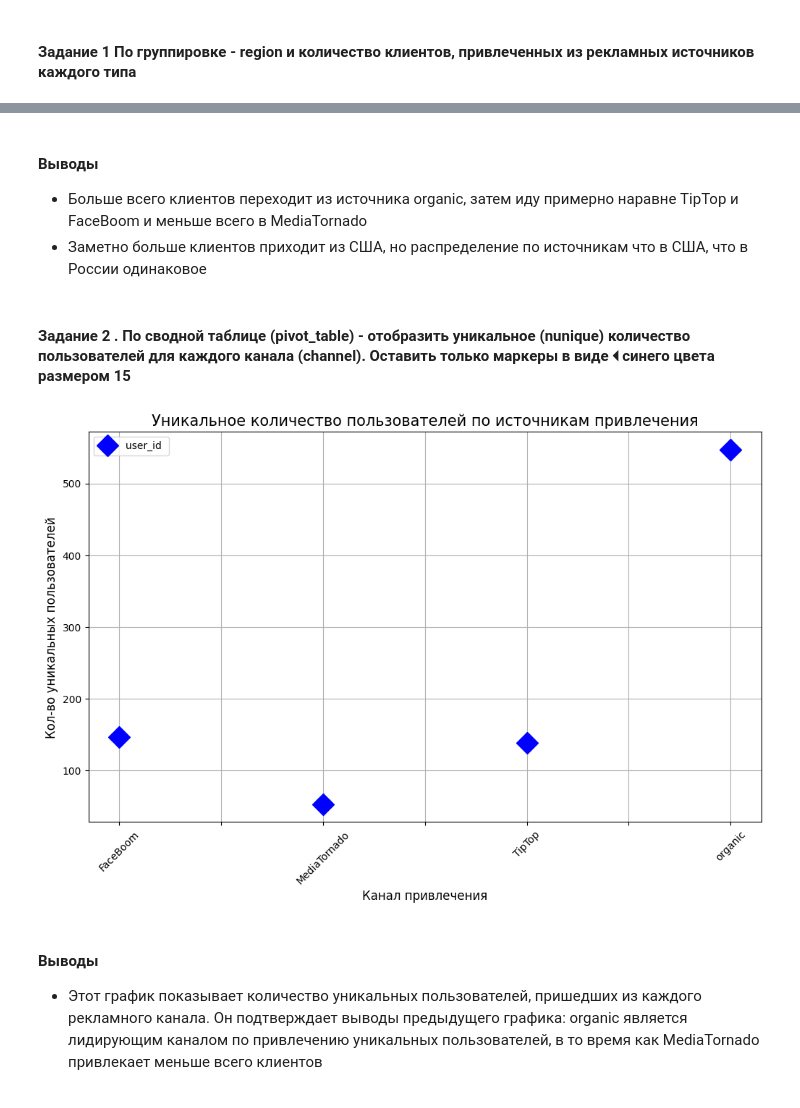
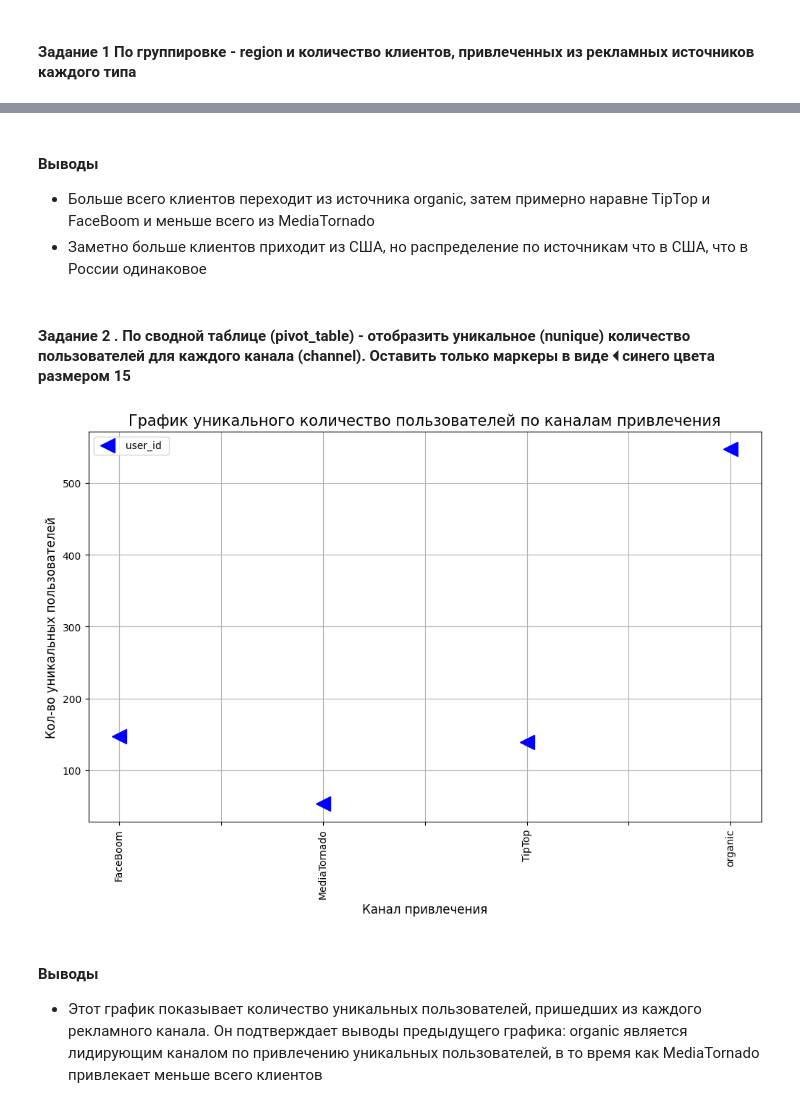
Before and after one commit to Birobizhan/introduction_data_analysis, a Jupyter notebook: lab2/ЛР2_Федоров_9.ipynb, the cells around one changed output, grey strips where cells are left out. Drawn from its saved outputs; the diff is of its cells as text; code cells hidden in the pictures.

```diff
--- a/lab2/ЛР2_Федоров_9.ipynb
+++ b/lab2/ЛР2_Федоров_9.ipynb
@@ -74,13 +81,9 @@ print('Дубликатов: ', df.duplicated().sum())
 # %%
-# Проверка на пропуски
-missing_data = df.isna().sum()
-print(missing_data[missing_data > 0])
-
 # Заполнение пропусков модой
 mode_region = df['region'].mode()[0]
 df['region'].fillna(mode_region, inplace=True)
 
 mode_device = df['device'].mode()[0]
-df['region'].fillna(mode_device, inplace=True)
+df['device'].fillna(mode_device, inplace=True)
 print(f"Пропуски были заполнены модой, для region {mode_region}, для device {mode_device}")
 # %% [output]
@@ -174,0 +181,17 @@ Name: count, dtype: int64
+# %%
+# Конвертируем столбцы с количественными данными
+copy_df = df.copy()
+for col in ['time_session' ,'click_count', 'buy_count', 'price']:
+    # Проверка точно ли все числа в столбце целые
+    if (copy_df[col] % 1 == 0).all():
+        copy_df[col] = copy_df[col].astype('int64')
+
+# Список категориальных столбцов
+categorical_columns = ['region', 'device', 'channel']
+# Конвертируем категориальные столбцы
+for col in categorical_columns:
+    copy_df[col] = copy_df[col].astype('category')
+
+df = copy_df
+print("Итоговые типы данных:")
+display(df.dtypes)
@@ -272,36 +329,25 @@ plt.show()
 # %% [markdown]
 #### Выводы
-- Больше всего клиентов переходит из источника organic, затем иду примерно наравне TipTop и FaceBoom и меньше всего в MediaTornado
+- Больше всего клиентов переходит из источника organic, затем примерно наравне TipTop и FaceBoom и меньше всего из MediaTornado
 - Заметно больше клиентов приходит из США, но распределение по источникам что в США, что в России одинаковое
 # %% [markdown]
 #### Задание 2 . По сводной таблице (pivot_table) - отобразить уникальное (nunique) количество пользователей для каждого канала (channel). Оставить только маркеры в виде 🞀 синего цвета размером 15
 # %%
 # Создание сводной таблицы
-unique_users_by_channel = df.pivot_table(
-    index='channel',
-    values='user_id ',
-    aggfunc='nunique'
-)
+unique_users_by_channel = df.pivot_table(index='channel', values='user_id ', aggfunc='nunique')
 plt.figure(figsize=(12, 7))
 
 # Создание графика
-unique_users_by_channel.plot(
-    marker='D',
-    color='b',
-    markersize=15,
-    linestyle='None',
-    grid=True,
-    ax=plt.gca()
-)
+unique_users_by_channel.plot(marker='<', color='b', markersize=15, linestyle='None', grid=True, ax=plt.gca())
 
 # Настройка графика
-plt.title('Уникальное количество пользователей по источникам привлечения', fontsize=15)
+plt.title('График уникального количество пользователей по каналам привлечения', fontsize=15)
 plt.xlabel('Канал привлечения', fontsize=12)
 plt.ylabel('Кол-во уникальных пользователей', fontsize=12)
-plt.xticks(rotation=45)
+plt.xticks(rotation=90)
 plt.show()
 # %% [output]
-[figure, old version]
+[figure, new version]
 # %% [markdown]
 #### Выводы
 - Этот график показывает количество уникальных пользователей, пришедших из каждого рекламного канала. Он подтверждает выводы предыдущего графика: organic является лидирующим каналом по привлечению уникальных пользователей, в то время как MediaTornado привлекает меньше всего клиентов
```
Also changed, not shown: parts of 28 cells of this notebook, 1 other file.
